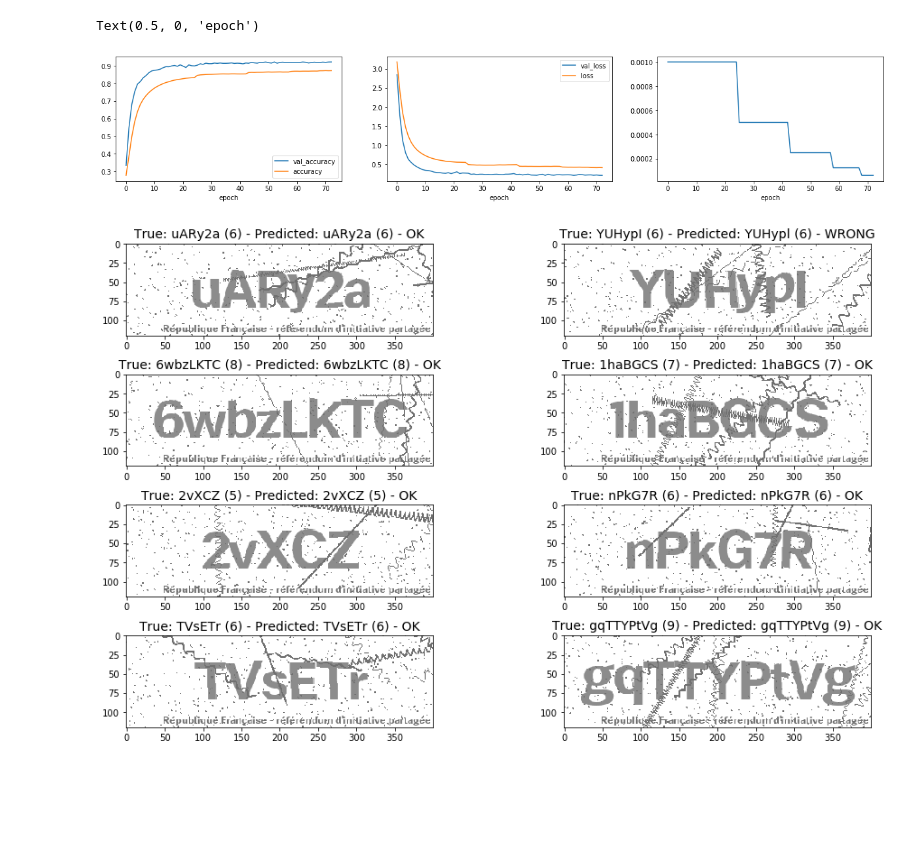
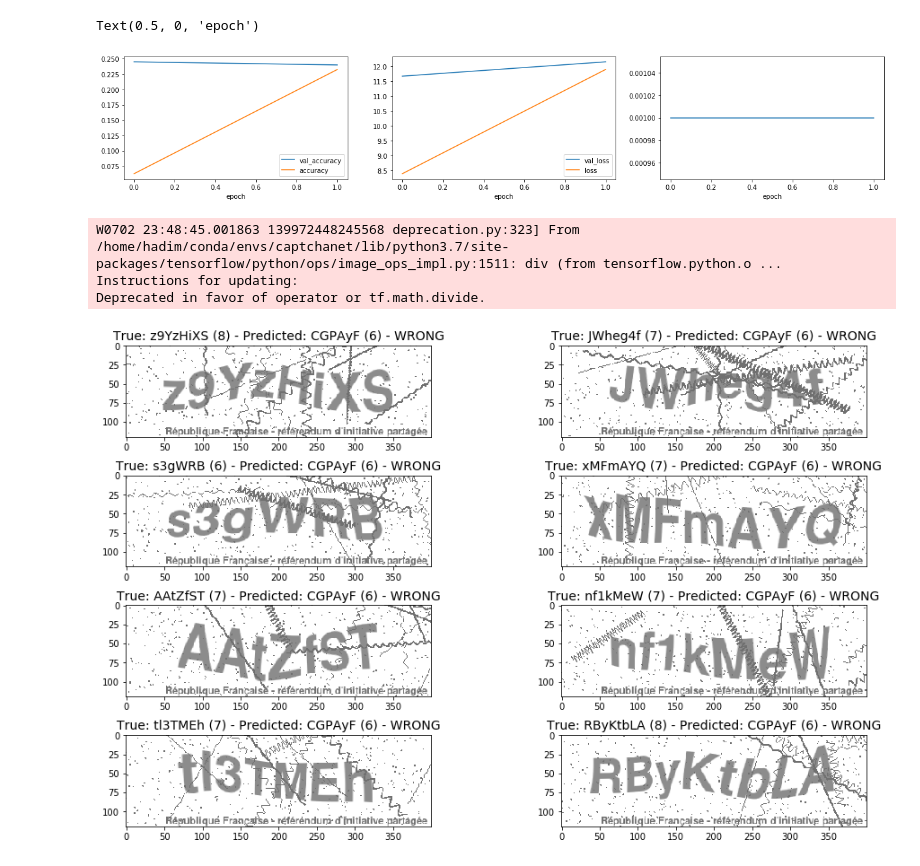
Before and after one commit to hadim/captchanet, a Jupyter notebook: notebooks/3_Evaluation.ipynb, the cells around one changed output. Cells and saved outputs as stored; diff of their text form; code cells hidden in the pictures; blank space fills up the shorter version.

```diff
--- a/notebooks/3_Evaluation.ipynb
+++ b/notebooks/3_Evaluation.ipynb
@@ -17,9 +17,9 @@ import captchanet
 
 data_dir = Path('/home/hadim/.data/Neural_Network/captchanet')
 
-dataset_dir = data_dir / 'dataset_100000'
-train_data_path = dataset_dir / 'training.tfrecord'
-val_data_path = dataset_dir / 'validation.tfrecord'
+dataset_dir = data_dir / 'dataset'
+train_data_dir = dataset_dir / 'training'
+val_data_dir = dataset_dir / 'validation'
 tokenizer_path = dataset_dir / "tokenizer"
 model_dir = data_dir / 'model'
 
@@ -27,7 +27,7 @@ model_dir = data_dir / 'model'
 tokenizer = tfds.features.text.TokenTextEncoder.load_from_file(str(tokenizer_path))
 # %%
 # Load model
-model_name = 'v3'
+model_name = '2019.07.02-23.46'
 model_path = model_dir / model_name / 'model.h5'
 
 model = tf.keras.models.load_model(str(model_path))
@@ -61,11 +65,12 @@ axs[2].plot(history['lr'])
 axs[2].set_xlabel('epoch')
 # %% [output]
 Text(0.5, 0, 'epoch')
-[figure, old version]
+[figure, new version]
 # %%
 # Perform prediction
 batch_size  = 8
-dataset = tf.data.TFRecordDataset(str(val_data_path))
+fnames = [str(p) for p in val_data_dir.glob("*.tfrecord")]
+dataset = tf.data.TFRecordDataset(fnames)
 dataset = dataset.map(map_func=captchanet.decode_data(tokenizer, max_len_word=10, input_as_dict=True))
 dataset = dataset.shuffle(1024)
 dataset = dataset.batch(batch_size)
@@ -76,34 +81,37 @@ labels = data['label']
 
 labels = model(images)
 
 # Decode
 labels = labels.numpy().argmax(axis=2)
 predicted_words = [tokenizer.decode(label) for label in labels]
 predicted_words = [word.replace(' ', '').replace('0', '') for word in predicted_words]
 
 # Plot
 original_images = data['original_image'].numpy()
 words = data['word'].numpy()
 words = [w.decode('utf-8').replace('0', '') for w in words]
 
 size = 2
 ncols = 2
 nrows = batch_size // ncols
 ratio = images.shape[2] / images.shape[1]
 figsize = (ncols * size * ratio, size * nrows)
 fig, axs = plt.subplots(nrows=nrows, ncols=ncols, figsize=figsize, constrained_layout=True)
 axs = axs.flatten()
 
 for image, word, predicted_word, ax in zip(original_images, words, predicted_words, axs):
   ax.imshow(image)
 
   mark = 'OK' if predicted_word == word else 'WRONG'
   text = f'True: {word} ({len(word)})'
   text += f' - Predicted: {predicted_word} ({len(predicted_word)})'
   text += f" - {mark}"
   ax.set_title(text, fontsize=14)
 # %% [output]
+W0702 23:48:45.001863 139972448245568 deprecation.py:323] From /home/hadim/conda/envs/captchanet/lib/python3.7/site-packages/tensorflow/python/ops/image_ops_impl.py:1511: div (from tensorflow.python.o ...
+Instructions for updating:
+Deprecated in favor of operator or tf.math.divide.
-[figure, old version]
+[figure, new version]
 # %%
 # Measure performance of the model
 
```
Also changed, not shown: parts of 2 cells of this notebook, 7 other files.
